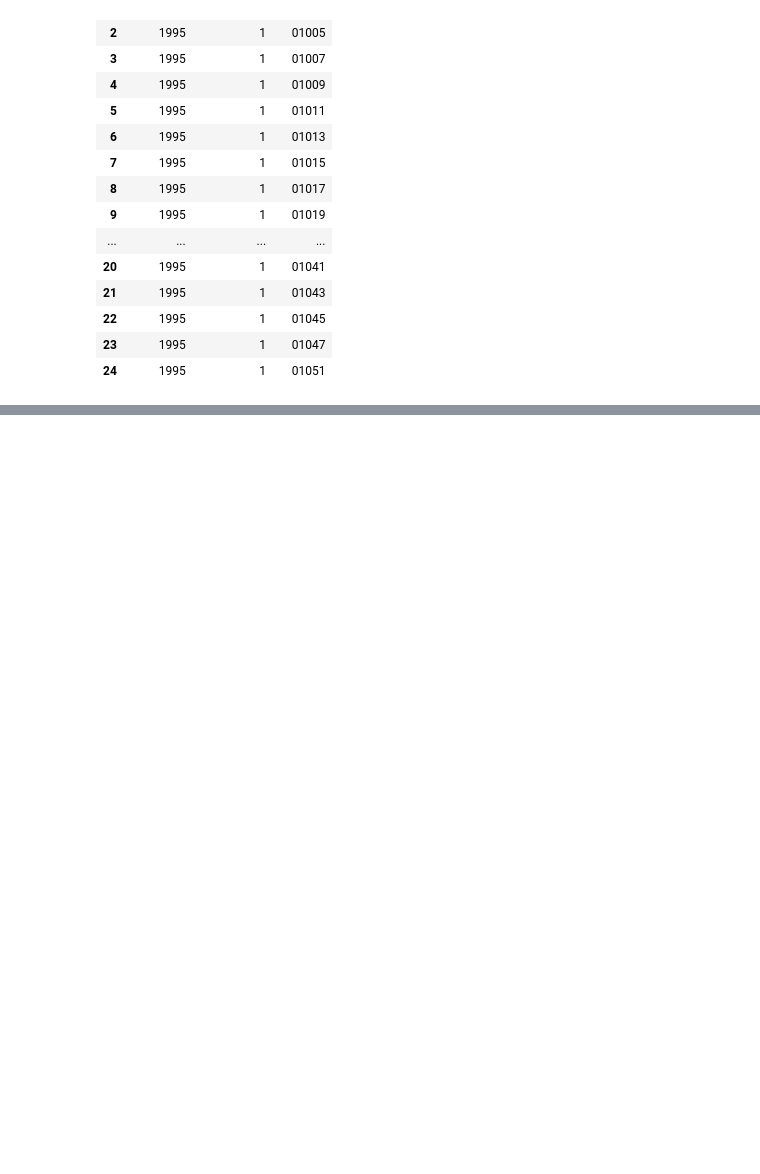
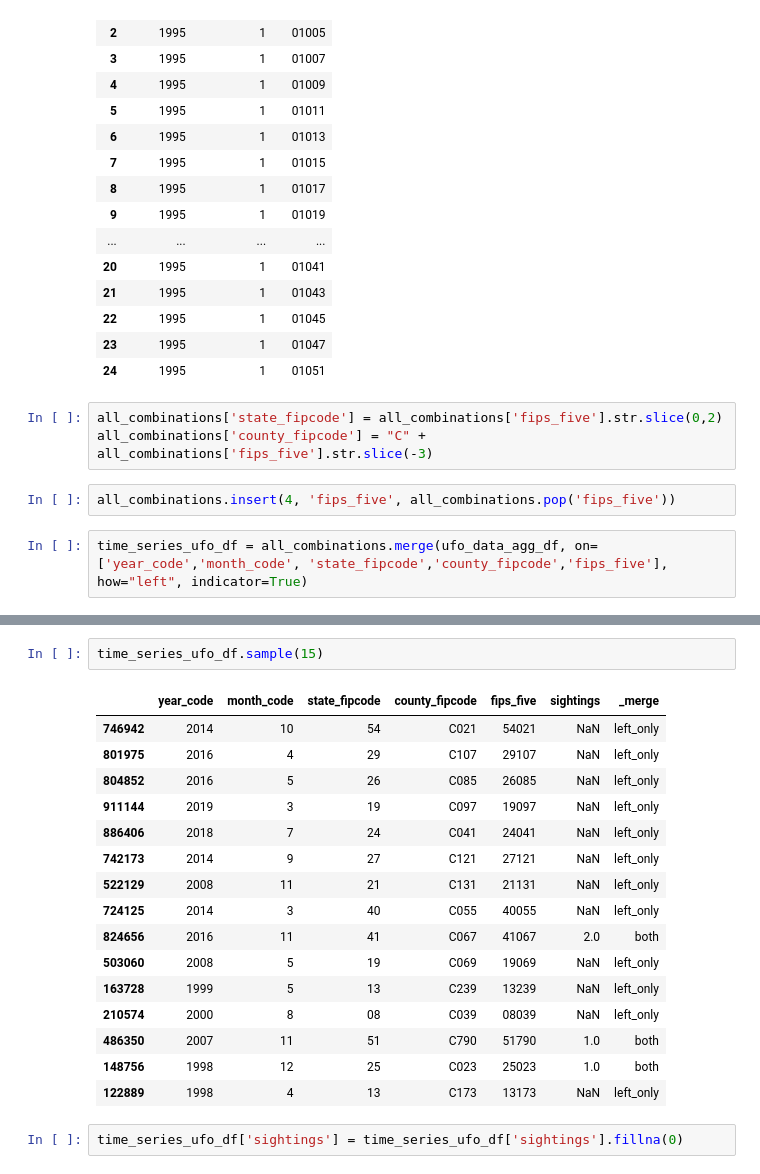
Before and after one commit to Caprikey/WGU_D497_Project_1, a Jupyter notebook: notebooks/data_analysis_main.ipynb, the cells around one changed output, grey strips where cells are left out. Saved outputs shown, nothing was run; the diff lists cells and outputs as text; blank space fills up the shorter version.

```diff
--- a/notebooks/data_analysis_main.ipynb
+++ b/notebooks/data_analysis_main.ipynb
@@ -277,3 +317,10 @@ all_combinations.head(25)
 | 22 | 1995 | 1 | 01045 |
 | 23 | 1995 | 1 | 01047 |
 | 24 | 1995 | 1 | 01051 |
+# %%
+all_combinations['state_fipcode'] = all_combinations['fips_five'].str.slice(0,2)
+all_combinations['county_fipcode'] = "C" + all_combinations['fips_five'].str.slice(-3)
+# %%
+all_combinations.insert(4, 'fips_five', all_combinations.pop('fips_five'))
+# %%
+time_series_ufo_df = all_combinations.merge(ufo_data_agg_df, on=['year_code','month_code', 'state_fipcode','county_fipcode','fips_five'], how="left", indicator=True)
@@ -279,0 +344,21 @@ all_combinations.head(25)
+# %%
+time_series_ufo_df.sample(15)
+# %% [output]
+|  | year_code | month_code | state_fipcode | county_fipcode | fips_five | sightings | _merge |
+| 746942 | 2014 | 10 | 54 | C021 | 54021 | NaN | left_only |
+| 801975 | 2016 | 4 | 29 | C107 | 29107 | NaN | left_only |
+| 804852 | 2016 | 5 | 26 | C085 | 26085 | NaN | left_only |
+| 911144 | 2019 | 3 | 19 | C097 | 19097 | NaN | left_only |
+| 886406 | 2018 | 7 | 24 | C041 | 24041 | NaN | left_only |
+| 742173 | 2014 | 9 | 27 | C121 | 27121 | NaN | left_only |
+| 522129 | 2008 | 11 | 21 | C131 | 21131 | NaN | left_only |
+| 724125 | 2014 | 3 | 40 | C055 | 40055 | NaN | left_only |
+| 824656 | 2016 | 11 | 41 | C067 | 41067 | 2.0 | both |
+| 503060 | 2008 | 5 | 19 | C069 | 19069 | NaN | left_only |
+| 163728 | 1999 | 5 | 13 | C239 | 13239 | NaN | left_only |
+| 210574 | 2000 | 8 | 08 | C039 | 08039 | NaN | left_only |
+| 486350 | 2007 | 11 | 51 | C790 | 51790 | 1.0 | both |
+| 148756 | 1998 | 12 | 25 | C023 | 25023 | 1.0 | both |
+| 122889 | 1998 | 4 | 13 | C173 | 13173 | NaN | left_only |
+# %%
+time_series_ufo_df['sightings'] = time_series_ufo_df['sightings'].fillna(0)
```
Also changed, not shown: parts of 62 cells of this notebook, 22 other files.
